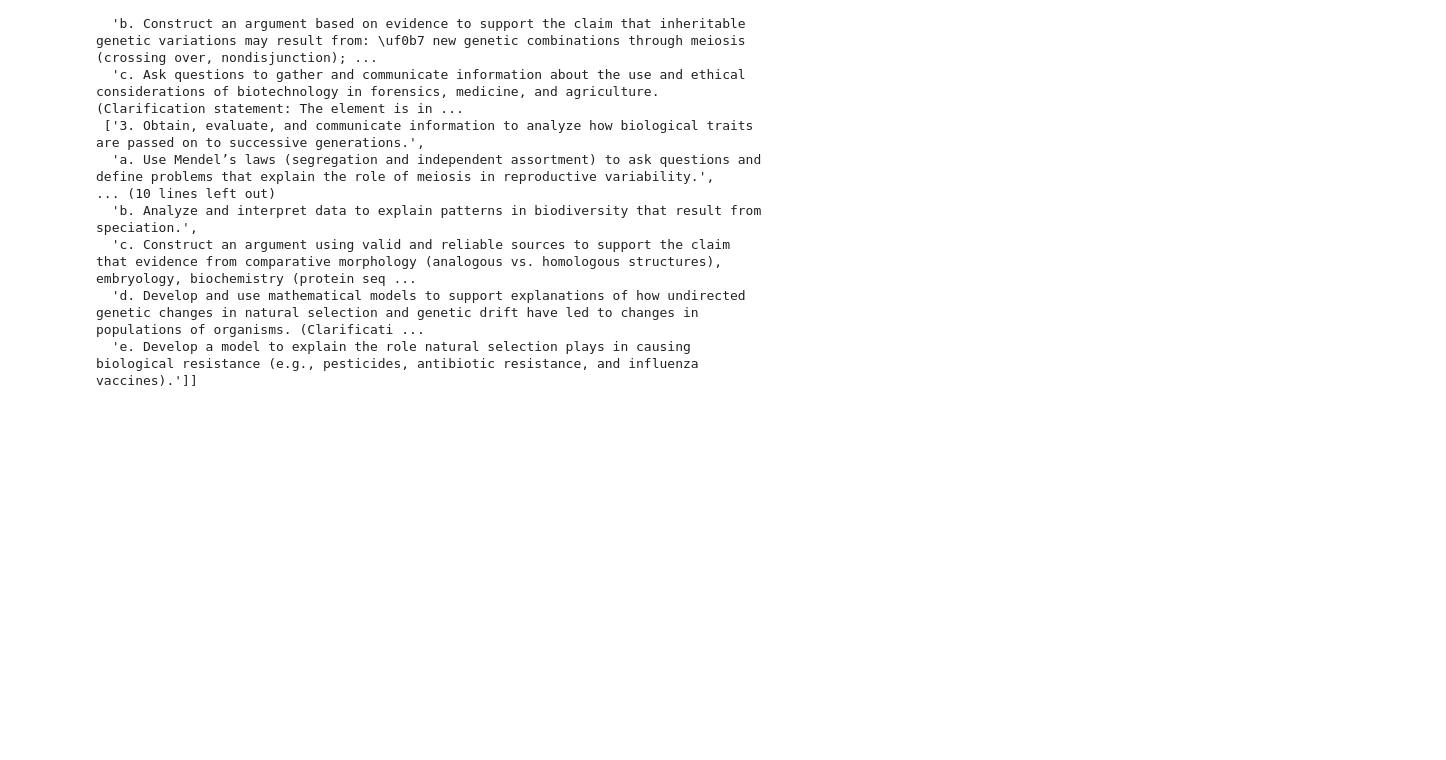
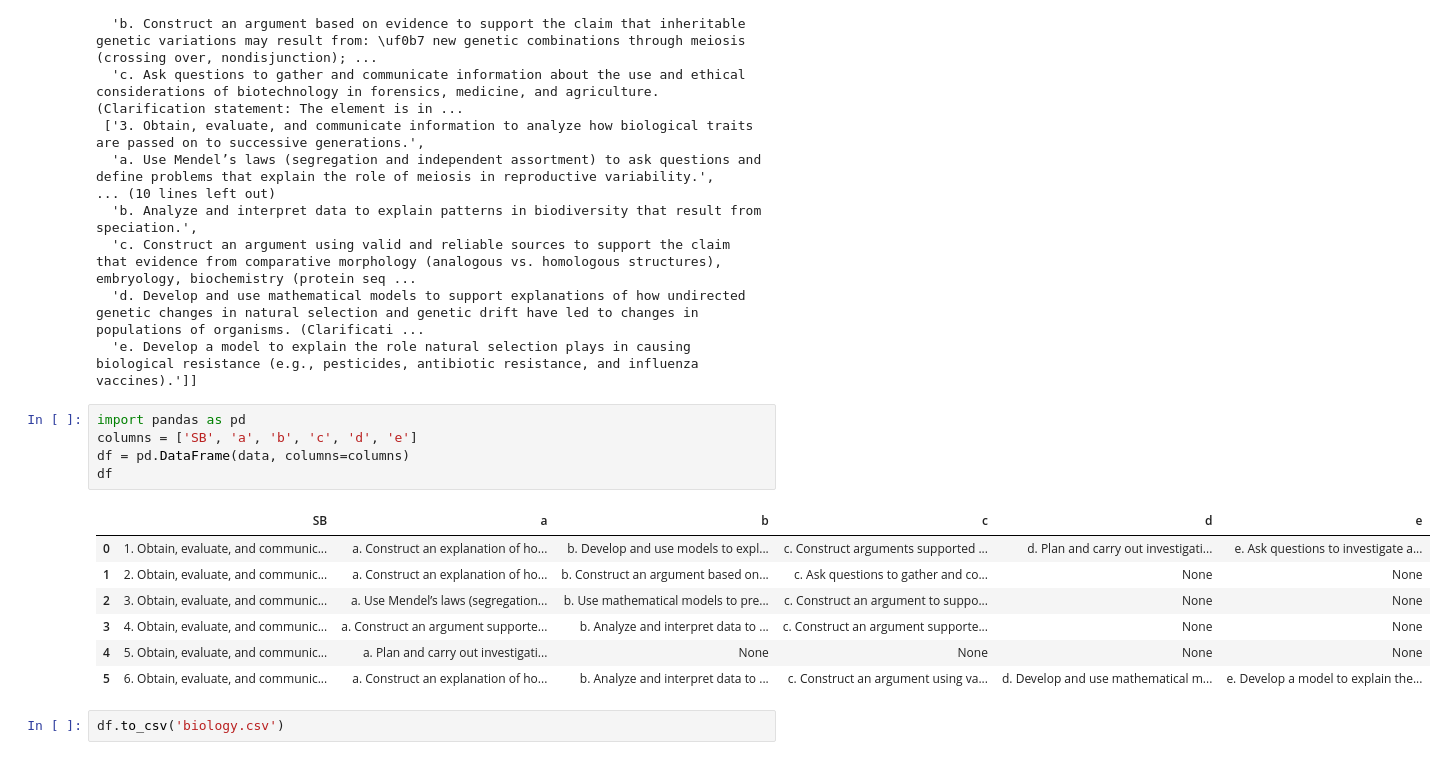
Before and after one commit to valogonor/TeachX-Georgia-Standards, a Jupyter notebook: TeachX_Georgia_Standards.ipynb, the cells around one changed output. Drawn from its saved outputs; the diff is of its cells as text; blank space fills up the shorter version.

```diff
--- a/TeachX_Georgia_Standards.ipynb
+++ b/TeachX_Georgia_Standards.ipynb
@@ -120,3 +112,18 @@ data
   'c. Construct an argument using valid and reliable sources to support the claim that evidence from comparative morphology (analogous vs. homologous structures), embryology, biochemistry (protein seq ...
   'd. Develop and use mathematical models to support explanations of how undirected genetic changes in natural selection and genetic drift have led to changes in populations of organisms. (Clarificati ...
   'e. Develop a model to explain the role natural selection plays in causing biological resistance (e.g., pesticides, antibiotic resistance, and influenza vaccines).']]
+# %%
+import pandas as pd
+columns = ['SB', 'a', 'b', 'c', 'd', 'e']
+df = pd.DataFrame(data, columns=columns)
+df
+# %% [output]
+|  | SB | a | b | c | d | e |
+| 0 | 1. Obtain, evaluate, and communic... | a. Construct an explanation of ho... | b. Develop and use models to expl... | c. Construct arguments supported ... | d. Plan and carry out investigati... | e. Ask questions to investigate a... |
+| 1 | 2. Obtain, evaluate, and communic... | a. Construct an explanation of ho... | b. Construct an argument based on... | c. Ask questions to gather and co... | None | None |
+| 2 | 3. Obtain, evaluate, and communic... | a. Use Mendel’s laws (segregation... | b. Use mathematical models to pre... | c. Construct an argument to suppo... | None | None |
+| 3 | 4. Obtain, evaluate, and communic... | a. Construct an argument supporte... | b. Analyze and interpret data to ... | c. Construct an argument supporte... | None | None |
+| 4 | 5. Obtain, evaluate, and communic... | a. Plan and carry out investigati... | None | None | None | None |
+| 5 | 6. Obtain, evaluate, and communic... | a. Construct an explanation of ho... | b. Analyze and interpret data to ... | c. Construct an argument using va... | d. Develop and use mathematical m... | e. Develop a model to explain the... |
+# %%
+df.to_csv('biology.csv')
```
Also changed, not shown: parts of 2 cells of this notebook.
